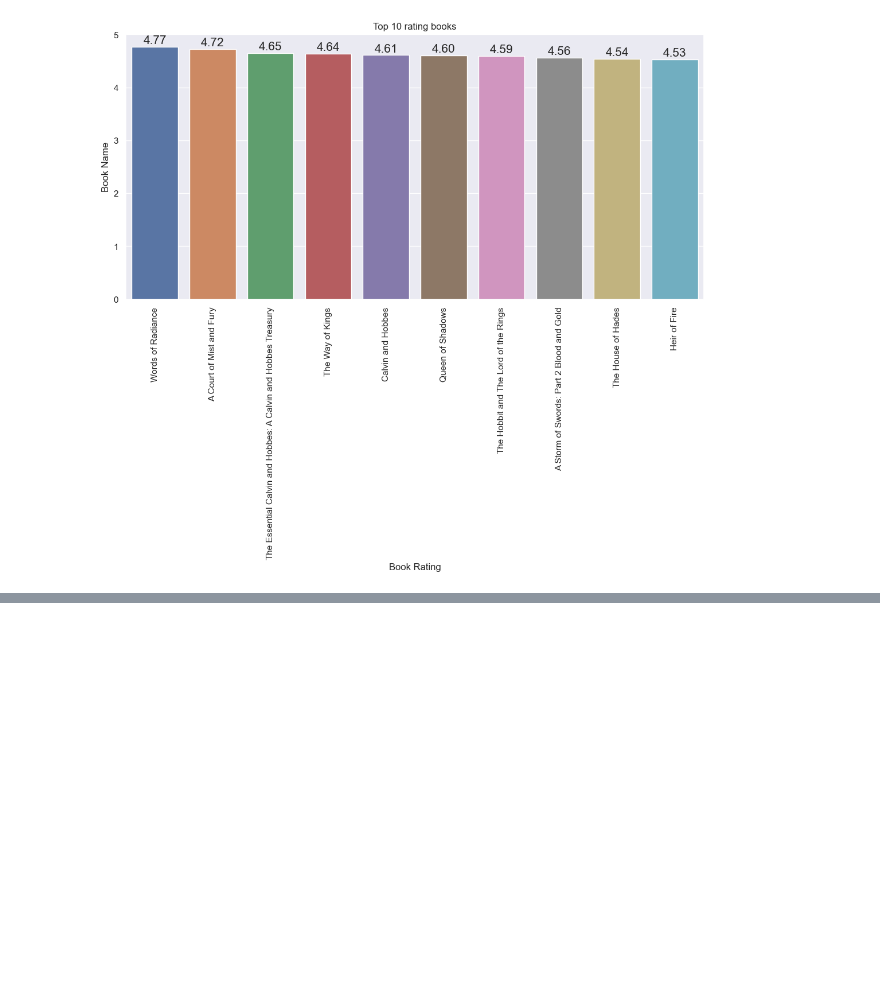
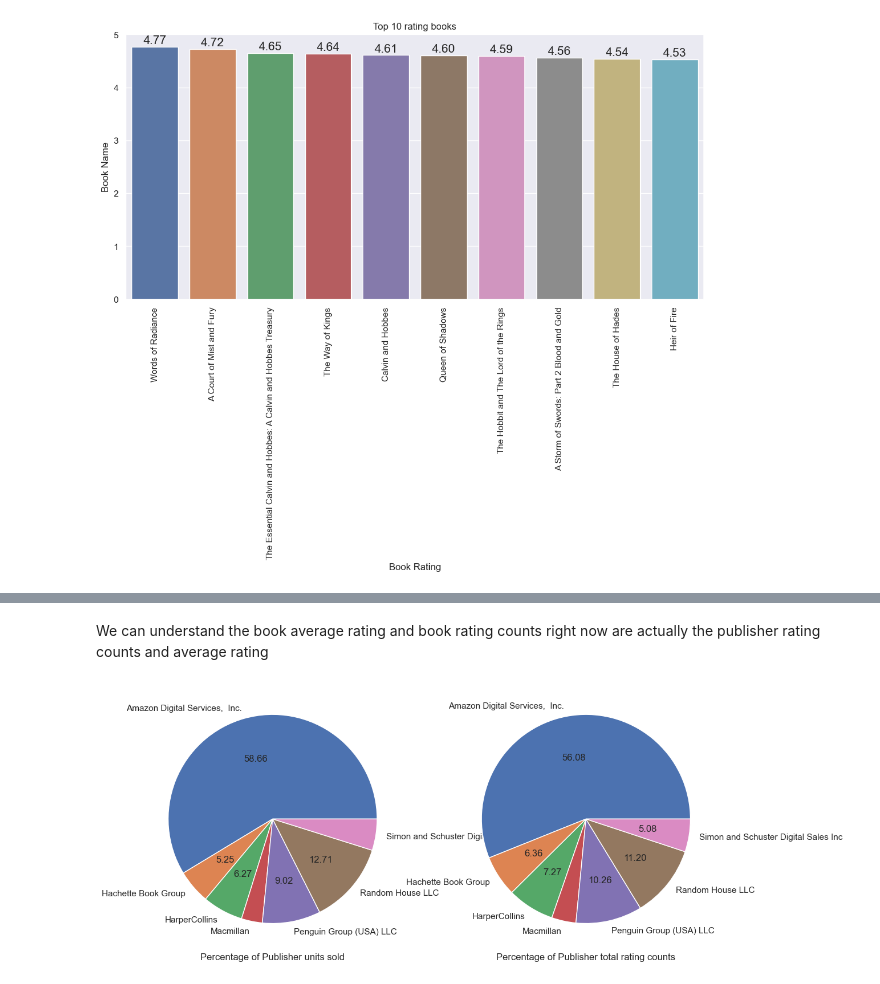
Before and after one commit to jesusbailbond/Books, a Jupyter notebook: Books Data.ipynb, the cells around one changed output, grey strips where cells are left out. Cells and saved outputs as stored; diff of their text form; code cells hidden in the pictures; blank space fills up the shorter version.

```diff
--- a/Books Data.ipynb
+++ b/Books Data.ipynb
@@ -160,0 +236,6 @@ ax.set_ylabel('Book Name');
+# %%
+#Trying to see the correlation inbetween a publisher, their average rating and their units sold
+
+pub = df.groupby('Publisher ')[['Book_ratings_count', 'Book_average_rating', 'units sold']].agg({'Book_ratings_count': 'sum', 'Book_average_rating': 'mean', 'units sold' : 'sum'})
+
+pub
@@ -160,0 +252,29 @@ ax.set_ylabel('Book Name');
+# %% [markdown]
+We can understand the book average rating and book rating counts right now are actually the publisher rating counts and average rating
+# %%
+pub['PublisherRatingCount'] = pub['Book_ratings_count']
+pub['PublisherAverageRating'] = pub['Book_average_rating']
+# %%
+pub.drop('Book_ratings_count', axis=1, inplace=True, errors = 'ignore')
+pub.drop('Book_average_rating', axis=1, inplace=True, errors = 'ignore')
+
+percentages = pub['PublisherRatingCount'] / pub['PublisherRatingCount'].sum() * 100
+percentages1 = pub['units sold'] / pub['units sold'].sum() * 100
+# %%
+fig, axes = plt.subplots(1,2 , figsize=(13,6))
+
+
+def get_new_labels(sizes, labels, percentage):
+    new_labels = [label for size, label in zip(sizes, labels)]
+    return new_labels
+
+sizes = pub['units sold']
+labels = pub.index
+axes[0].pie(pub["units sold"], autopct=my_autopct, labels=get_new_labels(sizes, labels,percentage))
+axes[1].pie(pub["PublisherRatingCount"], autopct=my_autopct, labels=get_new_labels(sizes, labels,percentage))
+axes[0].set_xlabel("Percentage of Publisher units sold")
+axes[1].set_xlabel("Percentage of Publisher total rating counts");
+
+#I'd like futher explanation for this since I can't make it work
+# %% [output]
+[figure, added]
```
Also changed, not shown: parts of 19 cells of this notebook.
